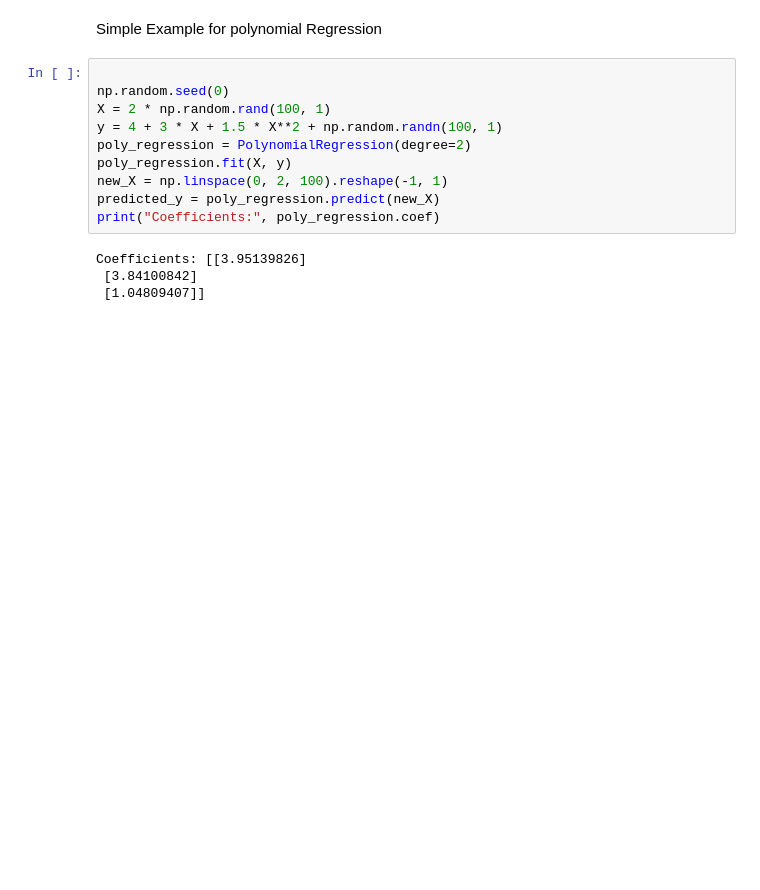
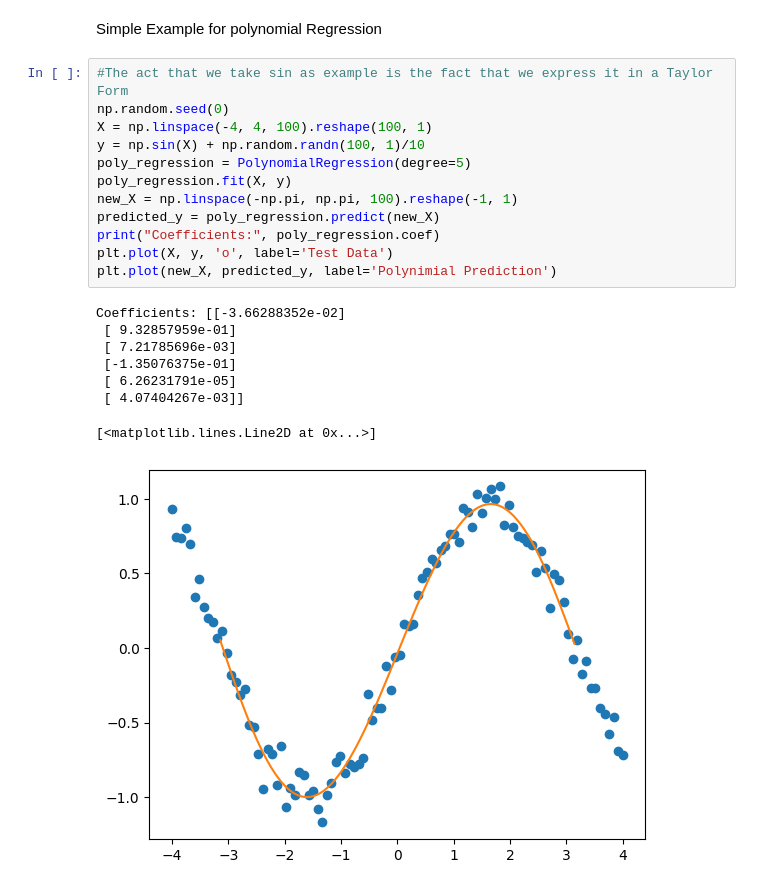
Before and after one commit to cherifseye/CogniCraft, a Jupyter notebook: LinearModels/examples.ipynb, the cells around one changed output. Saved outputs shown, nothing was run; the diff lists cells and outputs as text; blank space fills up the shorter version.

Commit message:
Changing example

```diff
--- a/LinearModels/examples.ipynb
+++ b/LinearModels/examples.ipynb
@@ -92,16 +92,23 @@ Mean Squared Error: 0.5289841670368681
 # %% [markdown]
 Simple Example for polynomial Regression
 # %%
-
+#The act that we take sin as example is the fact that we express it in a Taylor Form
 np.random.seed(0)
-X = 2 * np.random.rand(100, 1)
-y = 4 + 3 * X + 1.5 * X**2 + np.random.randn(100, 1)
-poly_regression = PolynomialRegression(degree=2)
+X = np.linspace(-4, 4, 100).reshape(100, 1)
+y = np.sin(X) + np.random.randn(100, 1)/10
+poly_regression = PolynomialRegression(degree=5)
 poly_regression.fit(X, y)
-new_X = np.linspace(0, 2, 100).reshape(-1, 1)
+new_X = np.linspace(-np.pi, np.pi, 100).reshape(-1, 1)
 predicted_y = poly_regression.predict(new_X)
 print("Coefficients:", poly_regression.coef)
+plt.plot(X, y, 'o', label='Test Data')
+plt.plot(new_X, predicted_y, label='Polynimial Prediction')
 # %% [output]
-Coefficients: [[3.95139826]
- [3.84100842]
- [1.04809407]]
+Coefficients: [[-3.66288352e-02]
+ [ 9.32857959e-01]
+ [ 7.21785696e-03]
+ [-1.35076375e-01]
+ [ 6.26231791e-05]
+ [ 4.07404267e-03]]
+[<matplotlib.lines.Line2D at 0x...>]
+[figure, added]
```
